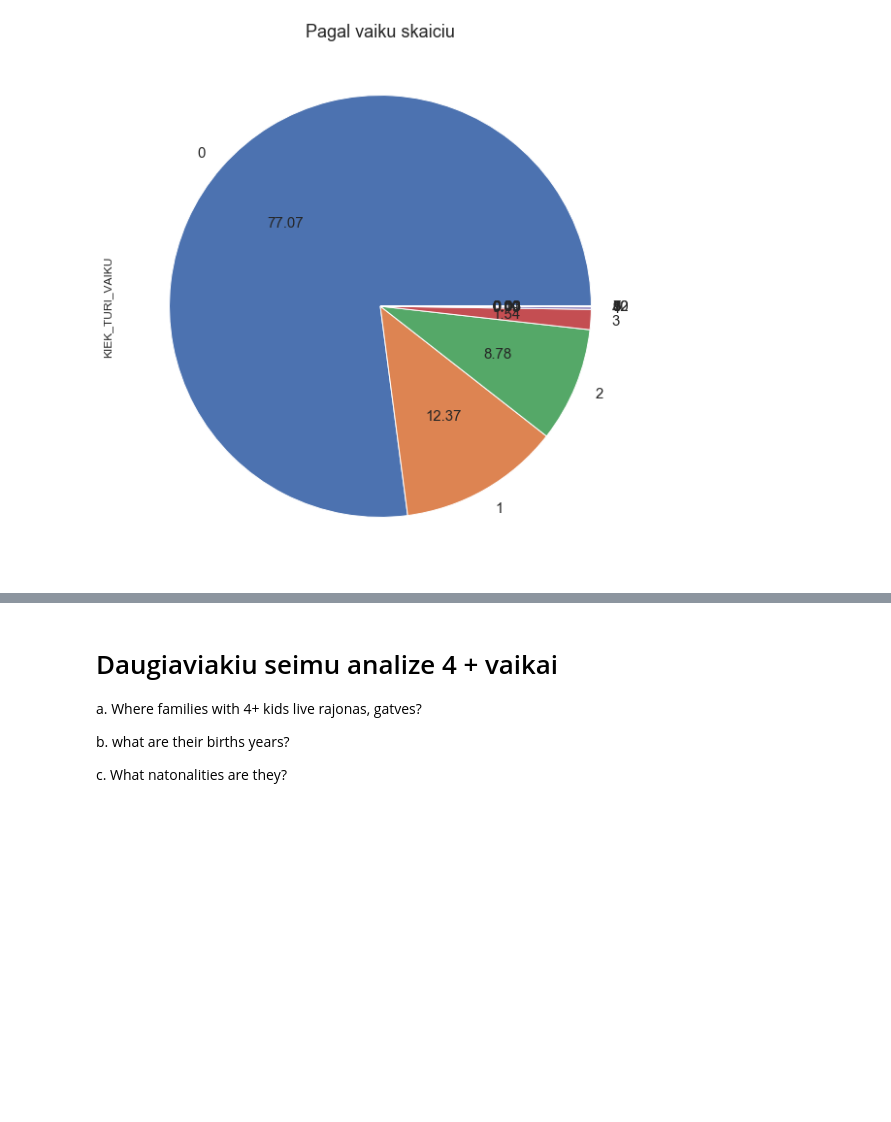
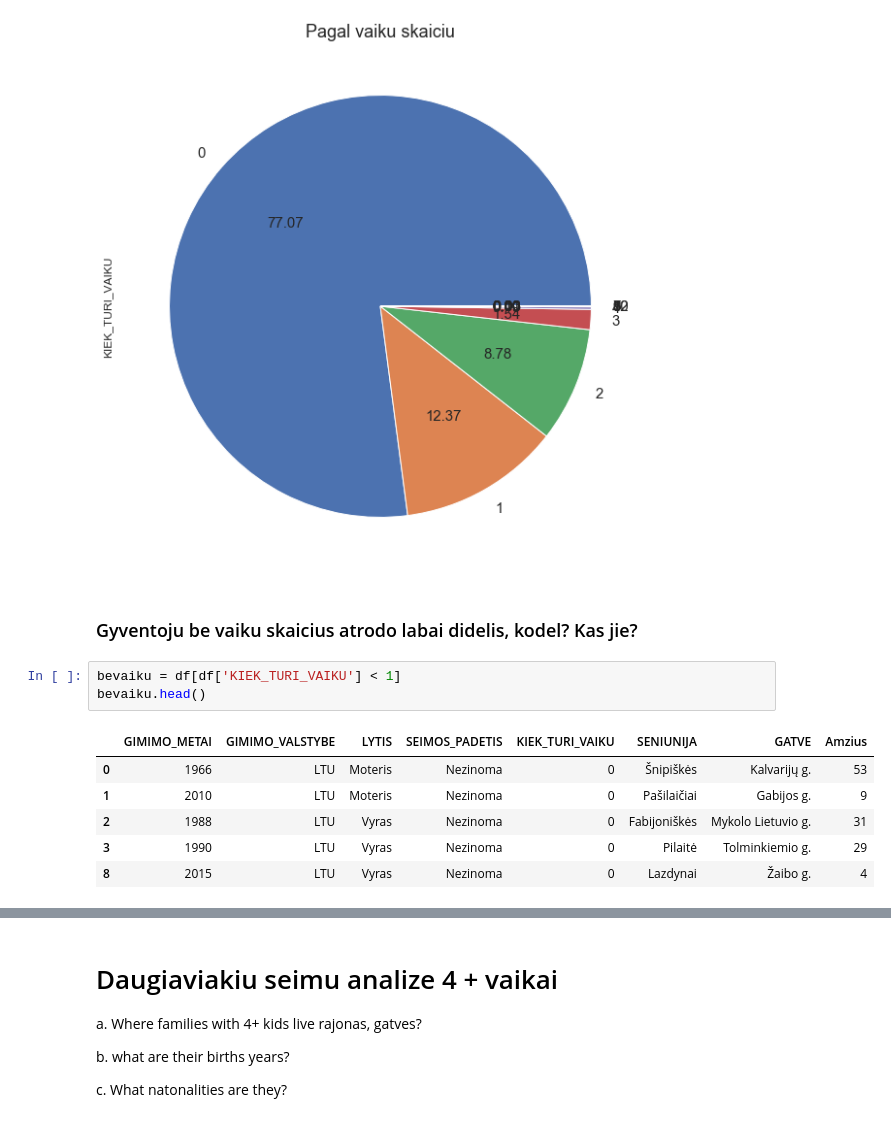
Before and after one commit to ValdemarQ/Explopring-Vilnius-Data, a Jupyter notebook: Vilnius Data.ipynb, the cells around one changed output, grey strips where cells are left out. Saved outputs shown, nothing was run; the diff lists cells and outputs as text; blank space fills up the shorter version.

```diff
--- a/Vilnius Data.ipynb
+++ b/Vilnius Data.ipynb
@@ -291,3 +290,15 @@ df['KIEK_TURI_VAIKU'].value_counts().plot.pie(autopct='%.2f', fontsize=15).set_t
 # %% [output]
 Text(0.5, 1.0, 'Pagal vaiku skaiciu')
 [figure]
+# %% [markdown]
+### Gyventoju be vaiku skaicius atrodo labai didelis, kodel? Kas jie?
+# %%
+bevaiku = df[df['KIEK_TURI_VAIKU'] < 1]
+bevaiku.head()
+# %% [output]
+|  | GIMIMO_METAI | GIMIMO_VALSTYBE | LYTIS | SEIMOS_PADETIS | KIEK_TURI_VAIKU | SENIUNIJA | GATVE | Amzius |
+| 0 | 1966 | LTU | Moteris | Nezinoma | 0 | Šnipiškės | Kalvarijų g. | 53 |
+| 1 | 2010 | LTU | Moteris | Nezinoma | 0 | Pašilaičiai | Gabijos g. | 9 |
+| 2 | 1988 | LTU | Vyras | Nezinoma | 0 | Fabijoniškės | Mykolo Lietuvio g. | 31 |
+| 3 | 1990 | LTU | Vyras | Nezinoma | 0 | Pilaitė | Tolminkiemio g. | 29 |
+| 8 | 2015 | LTU | Vyras | Nezinoma | 0 | Lazdynai | Žaibo g. | 4 |
```
Also changed, not shown: parts of 11 cells of this notebook.
